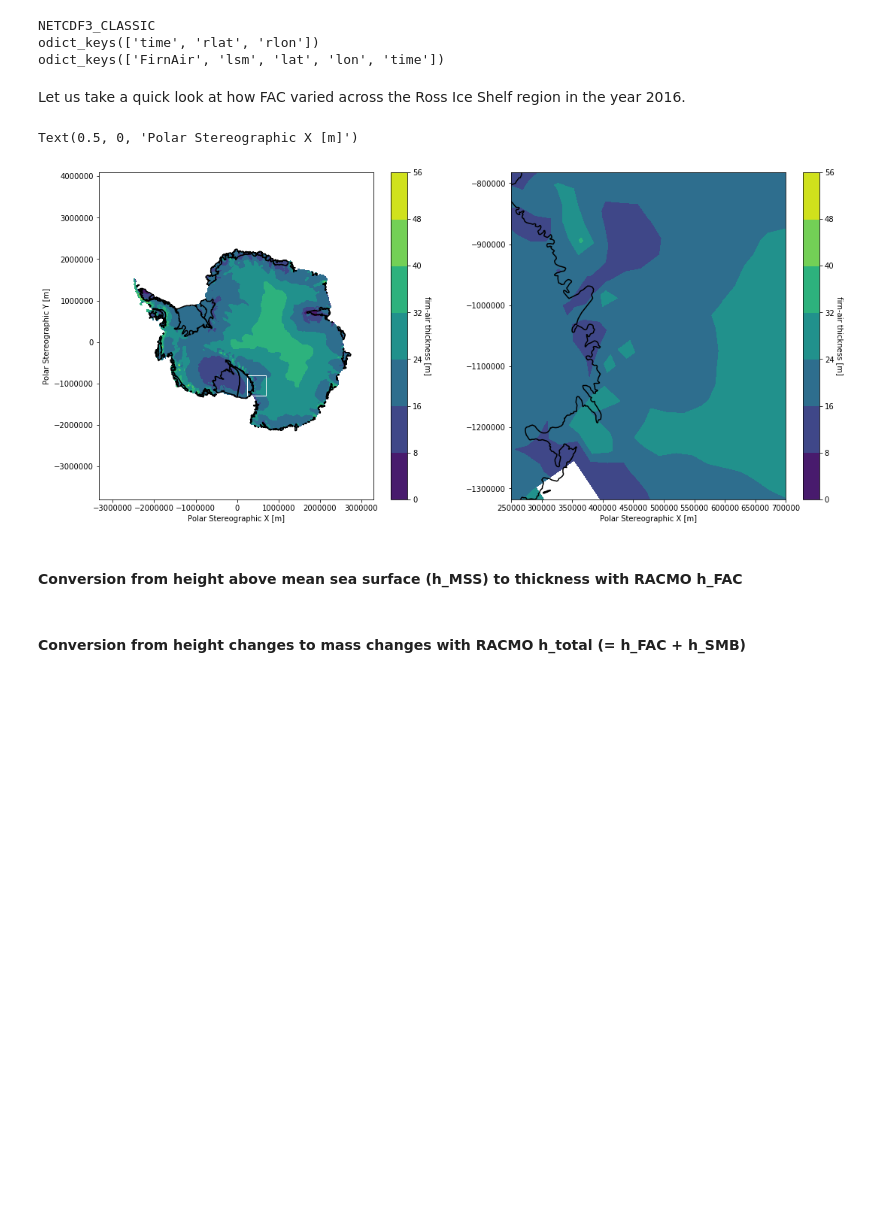
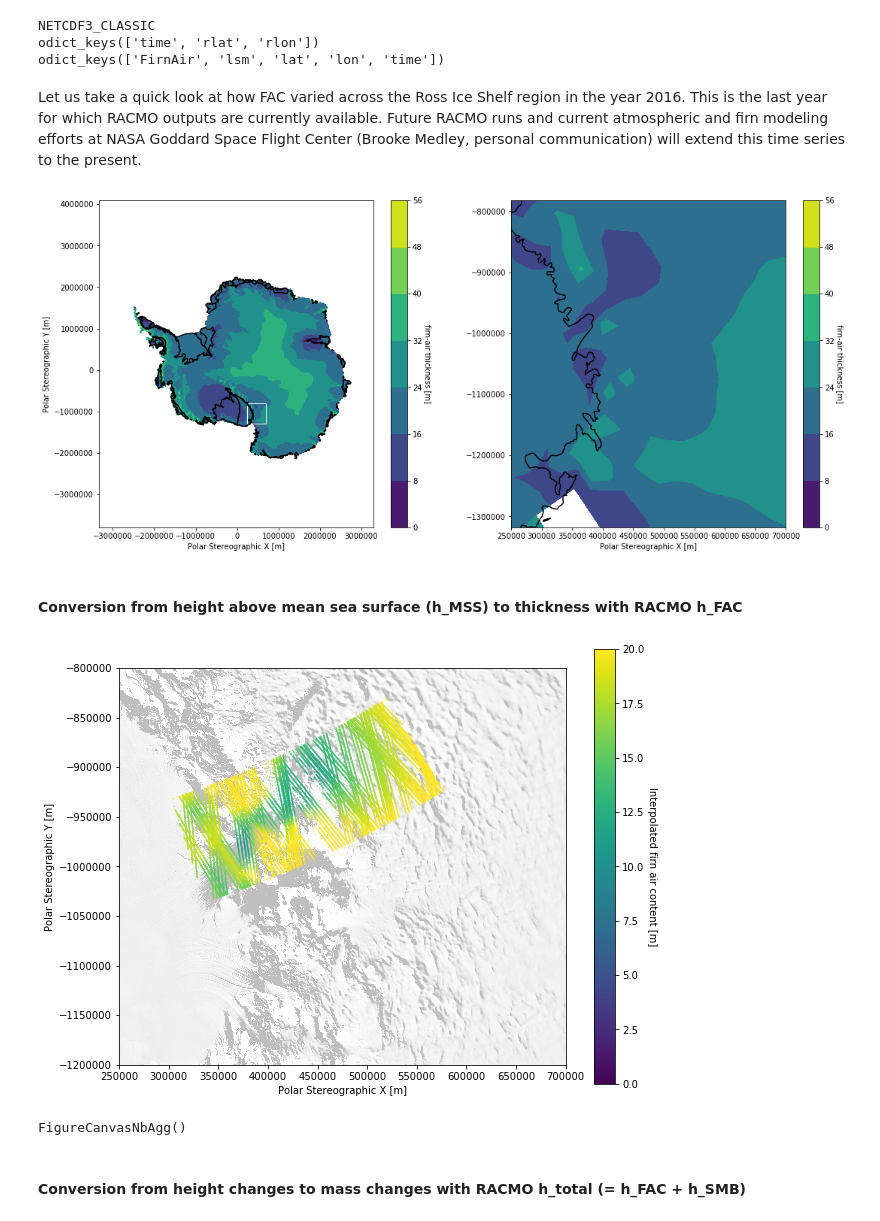
Before and after one commit to ICESAT-2HackWeek/data-correction, a Jupyter notebook: data_correction.ipynb, the cells around one changed output. Drawn from its saved outputs; the diff is of its cells as text; code cells hidden in the pictures; blank space fills up the shorter version.

Commit message:
Added conversion from h_MSS to thickness

```diff
--- a/data_correction.ipynb
+++ b/data_correction.ipynb
@@ -256,7 +262,7 @@ lon_fac = FAC.variables['lon'][:]
 FirnAir = FAC.variables['FirnAir'][:]
 time_fac = FAC.variables['time'][:]
 # %% [markdown]
-Let us take a quick look at how FAC varied across the Ross Ice Shelf region in the year 2016.
+Let us take a quick look at how FAC varied across the Ross Ice Shelf region in the year 2016. This is the last year for which RACMO outputs are currently available. Future RACMO runs and current atmospheric and firn modeling efforts at NASA Goddard Space Flight Center (Brooke Medley, personal communication) will extend this time series to the present.
 # %%
 time_16_inds = np.where((time_fac > 2015.99) & (time_fac < 2017))
 time_16 = time_fac[time_16_inds]
@@ -264,35 +270,87 @@ FirnAir_16 = FirnAir[time_16_inds,:,:]
 meanFirnAir_16 = np.squeeze(np.mean(FirnAir_16,1))
 
 plt.figure(figsize = (18,8))
-[x,y] = ll2ps(lon_fac,lat_fac,slat=71, slon=0, hemi='s', units='m')
+[x_fac,y_fac] = ll2ps(lon_fac,lat_fac,slat = 71, slon = 0, hemi = 's', units = 'm')
 ax = plt.subplot(121)
-plt.contourf(x,y,meanFirnAir_16)
+plt.contourf(x_fac,y_fac,meanFirnAir_16)
 plt.axis('equal')
 plt.xlabel('Polar Stereographic X [m]')
 plt.ylabel('Polar Stereographic Y [m]');
 
 cbar = plt.colorbar()
-cbar.set_label('firn-air thickness [m]', rotation=270, labelpad = 12)
+cbar.set_label('firn-air thickness [m]', rotation = 270, labelpad = 12)
 
 for polygon in shapefile.geometry:
-    plt.plot(*polygon.exterior.xy,color='black');
+    plt.plot(*polygon.exterior.xy,color = 'black');
 p = patches.Rectangle((250000, -1300000),450000,500000,fill=False,color='white')
 ax.add_patch(p)
 
 plt.subplot(122)
-plt.contourf(x,y,meanFirnAir_16)
+plt.contourf(x_fac,y_fac,meanFirnAir_16)
 plt.axis('equal')
 
 cbar = plt.colorbar()
-cbar.set_label('firn-air thickness [m]', rotation=270, labelpad = 12)
+cbar.set_label('firn-air thickness [m]', rotation = 270, labelpad = 12)
 
 for polygon in shapefile.geometry:
-    plt.plot(*polygon.exterior.xy,color='black');
+    plt.plot(*polygon.exterior.xy,color = 'black');
 plt.xlim([250000,700000])
 plt.ylim([-1300000,-800000]);
 plt.xlabel('Polar Stereographic X [m]');
 # %% [output]
-Text(0.5, 0, 'Polar Stereographic X [m]')
 [figure]
 # %% [markdown]
 #### Conversion from height above mean sea surface (h_MSS) to thickness with RACMO h_FAC
+# %%
+inds = np.where((lon_fac > 147) & (lon_fac < 163) & (lat_fac > -82) & (lat_fac < -78)) # Subsetting area around Byrd
+mean_fac_byrd = np.squeeze(meanFirnAir_16[inds]).ravel()
+xy = np.empty((len(x_fac[inds]),2))
+xy[:,0] = np.squeeze(x_fac[inds]).ravel()
+xy[:,1] = np.squeeze(y_fac[inds]).ravel()
+# %%
+plt.figure(figsize = (10,8))
+plot_moa()
+
+for Di in D6:
+    xy_data = np.empty((len(Di['x']),2))
+    xy_data[:,0] = np.squeeze(Di['x']).ravel()
+    xy_data[:,1] = np.squeeze(Di['y']).ravel()
+    Di['FAC_interp'] = interpolate.griddata(xy,mean_fac_byrd,xy_data)
+    plt.scatter(Di['x'][::20],Di['y'][::20],c = Di['FAC_interp'][::20],s = 0.1)#,vmin=0,vmax=5)
+    plt.clim([0,20])
+cbar = plt.colorbar()
+cbar.set_label('interpolated firn air content [m]', rotation=270, labelpad = 12)
+
+plt.plot(*polygon.exterior.xy);
+plt.xlim([250000,700000])
+plt.ylim([-1200000,-800000]);
+
+plt.xlabel('Polar Stereographic X [m]')
+plt.ylabel('Polar Stereographic Y [m]');
+# %% [output]
+[figure, added]
+# %%
+MDT_corr = -1.4;
+rho_ice = 917.; rho_ocean = 1028.
+
+%matplotlib widget
+
+plt.figure(figsize = (8,6))
+plot_moa()
+
+for Di in D6:
+    h_MSS = Di['h_li'] - MDT_corr - Di['geoid_h']
+    thickness = ((1/rho_ice - 1/rho_ocean)**(-1)) * ((h_MSS - Di['FAC_interp'])/rho_ice)
+    plt.scatter(Di['x'][Di['mask']][::20],Di['y'][Di['mask']][::20],c = thickness[Di['mask']][::20],s = 0.1)
+    plt.clim([0,1000])
+cbar = plt.colorbar()
+cbar.set_label('thickness [m]', rotation=270, labelpad = 12)
+
+plt.plot(*polygon.exterior.xy);
+plt.xlim([250000,700000])
+plt.ylim([-1200000,-800000]);
+
+plt.xlabel('Polar Stereographic X [m]')
+plt.ylabel('Polar Stereographic Y [m]');
+# %% [output]
+FigureCanvasNbAgg()
```
Also changed, not shown: parts of 26 cells of this notebook.
